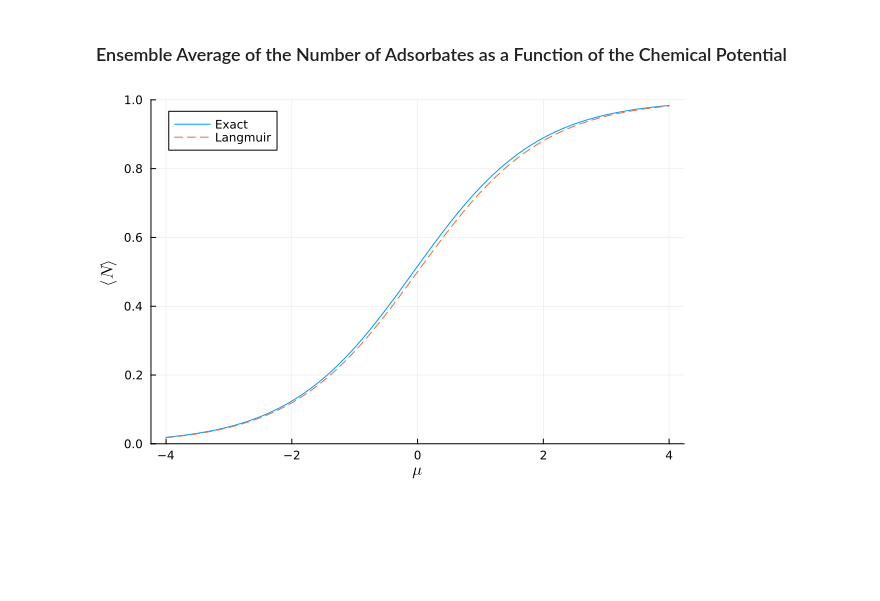
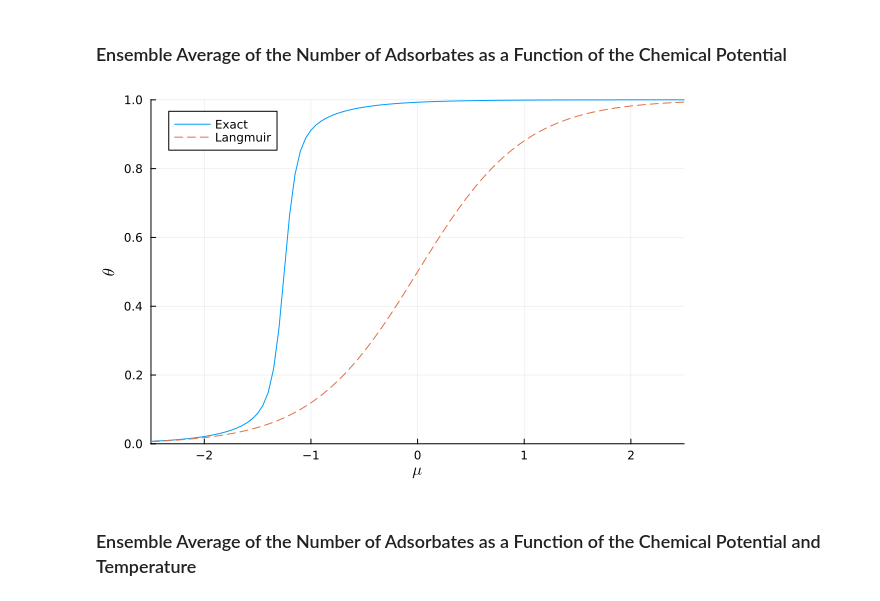
Before and after one commit to wexlergroup/FreeBird.jl, a Jupyter notebook: scripts/gc-ns-square-lattice.ipynb, the cells around one changed output. Cells and saved outputs as stored; diff of their text form; code cells hidden in the pictures; blank space fills up the shorter version.

```diff
--- a/scripts/gc-ns-square-lattice.ipynb
+++ b/scripts/gc-ns-square-lattice.ipynb
@@ -12,6 +12,10 @@ df_microstates = CSV.read("data/microstates_exact_square_L4_M4_adsorption-0.04_n
 # Add a row at the beginning for N=0
 df_microstates = vcat(DataFrame(N=0, L=4, M=4, energy=0, configurations=""), df_microstates)
 
+# Add a column for the energy relative to the minimum energy
+minimum_energy = minimum(df_microstates[!, :energy])
+df_microstates[!, :energy_relative] = df_microstates[!, :energy] .- minimum_energy
+
 # Print the first few rows
 first(df_microstates, 5)
 # %% [output]
@@ -32,8 +36,8 @@ $ \mu = 2 \varepsilon_{\mathrm{NN}} $
 # %%
 Ns = unique(df_microstates.N)
-Ts = collect(0.1:0.1:10)
-βs = 1 ./ Ts
-μ = 1
+Ts = collect(1:1:1000)
+βs = 1 ./ (k_B .* Ts)
+μ = -0.04
 
 # Loop over all (N, E) pairs
 Z = zeros(length(βs))
@@ -42,7 +46,7 @@ for N in Ns
     df_microstates_N = deepcopy(df_microstates[df_microstates.N .== N, :])
 
     # Compute the grand potential
-    E = deepcopy(df_microstates_N.energy)
+    E = deepcopy(df_microstates_N.energy_relative)
     Ω = E .- μ * N
 
     # Compute the exponential of minus β multiplied by the grand potential
@@ -58,6 +62,9 @@ for N in Ns
     numerator .+= numerator_N
 end
 
+# Compute the ensemble average of the coverage
+θ = numerator ./ Z / Ns[end]
+
 # Plot the average number of particles
-plot(Ts, numerator ./ Z, label="", xlabel="\$T\$", ylabel="\$\\langle N \\rangle\$")
+plot(Ts .* (k_B / 0.01), θ, label="\$ \\mu = \\varepsilon_{\\mathrm{ads}} \$", xlabel="\$ k_{\\mathrm{B}} T / \\varepsilon \$", ylabel="\$ \\theta \$")
 # %% [output]
@@ -66,48 +73,56 @@ plot(Ts, numerator ./ Z, label="", xlabel="\$T\$", ylabel="\$\\langle N \\rangle
 ### Ensemble Average of the Number of Adsorbates as a Function of the Chemical Potential
 # %%
 Ns = unique(df_microstates.N)
-Ts = [1]  # collect(1:1:200)
-βs = 1 ./ Ts
-μs = collect(-4:0.1:4)
+T_star = 1
+Ts = [T_star * 0.01 / k_B]
+βs = 1 ./ (k_B .* Ts)
+μs = collect(-0.1:0.001:0.1)
 
 # Loop over all μ values
 N_avgs = zeros(length(μs))
 for (i, μ) in enumerate(μs)
+
     # Loop over all (N, E) pairs
-    Ξ = zeros(length(βs))
+    Z = zeros(length(βs))
     numerator = zeros(length(βs))
     for N in Ns
         df_microstates_N = deepcopy(df_microstates[df_microstates.N .== N, :])
 
         # Compute the grand potential
         E = deepcopy(df_microstates_N.energy)
         Ω = E .- μ * N
 
         # Compute the exponential of minus β multiplied by the grand potential
-        Ξ_N = zeros(length(βs))
+        Z_N = zeros(length(βs))
         numerator_N = zeros(length(βs))
         for (i, β) in enumerate(βs)
-            Ξ_N[i] = sum(exp.(-β .* Ω))
+            Z_N[i] = sum(exp.(-β .* Ω))
             numerator_N[i] = sum(exp.(-β .* Ω) .* N)
         end
 
         # Add the contribution of this (N, E) pair to the grand partition function
-        Ξ .+= Ξ_N
+        Z .+= Z_N
         numerator .+= numerator_N
     end
 
     # Compute the average number of particles
-    N_avg = numerator ./ Ξ
+    N_avg = numerator ./ Z
 
     # Store the average number of particles
     N_avgs[i] = N_avg[1]
 end
 
+# Compute the ensemble average of the coverage
+θ = N_avgs ./ 16
+
 # Compute Langmuir coverage
-θ_langmuir = exp.(μs) ./ (1 .+ exp.(μs))
+θ_langmuir = exp.(βs[1] * μs) ./ (1 .+ exp.(βs[1] * μs))
 
 # Plot the average number of particles
-plot(μs, N_avgs ./ 16, label="Exact", xlabel="\$\\mu\$", ylabel="\$\\langle N \\rangle\$", ylimit=(0, 1))
-plot!(μs, θ_langmuir, label="Langmuir", linestyle=:dash)
+plot((μs .+ 0.04) ./ (2 * k_B * Ts[1]), θ, label="Exact", xlabel="\$ \\mu \$", ylabel="\$ \\theta \$")
+plot!(μs ./ (2 * k_B * Ts[1]), θ_langmuir, label="Langmuir", linestyle=:dash)
+plot!(xlims=(-2.5, 2.5), ylims=(0, 1))
 # %% [output]
-[figure, old version]
+[figure, new version]
+# %% [markdown]
+### Ensemble Average of the Number of Adsorbates as a Function of the Chemical Potential and Temperature
```
Also changed, not shown: parts of 4 cells of this notebook.
